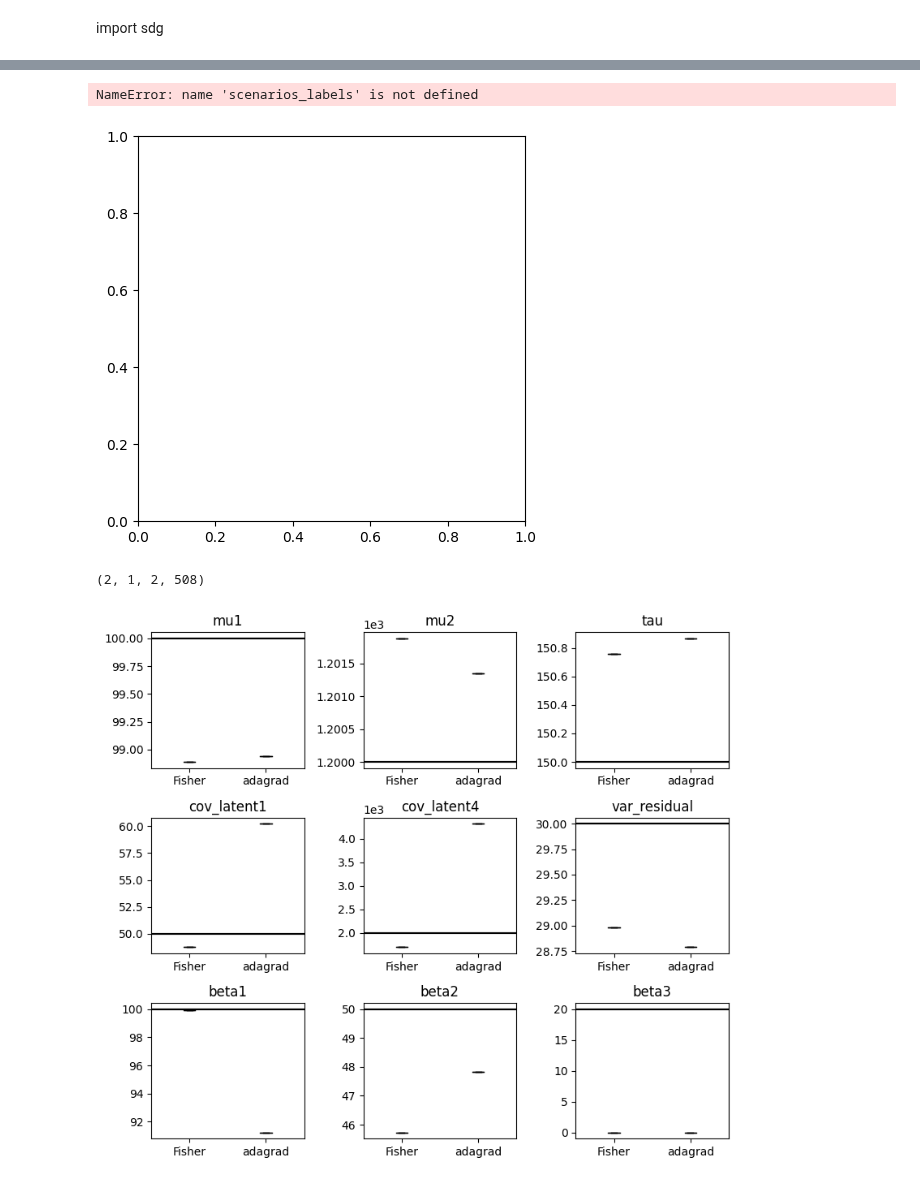
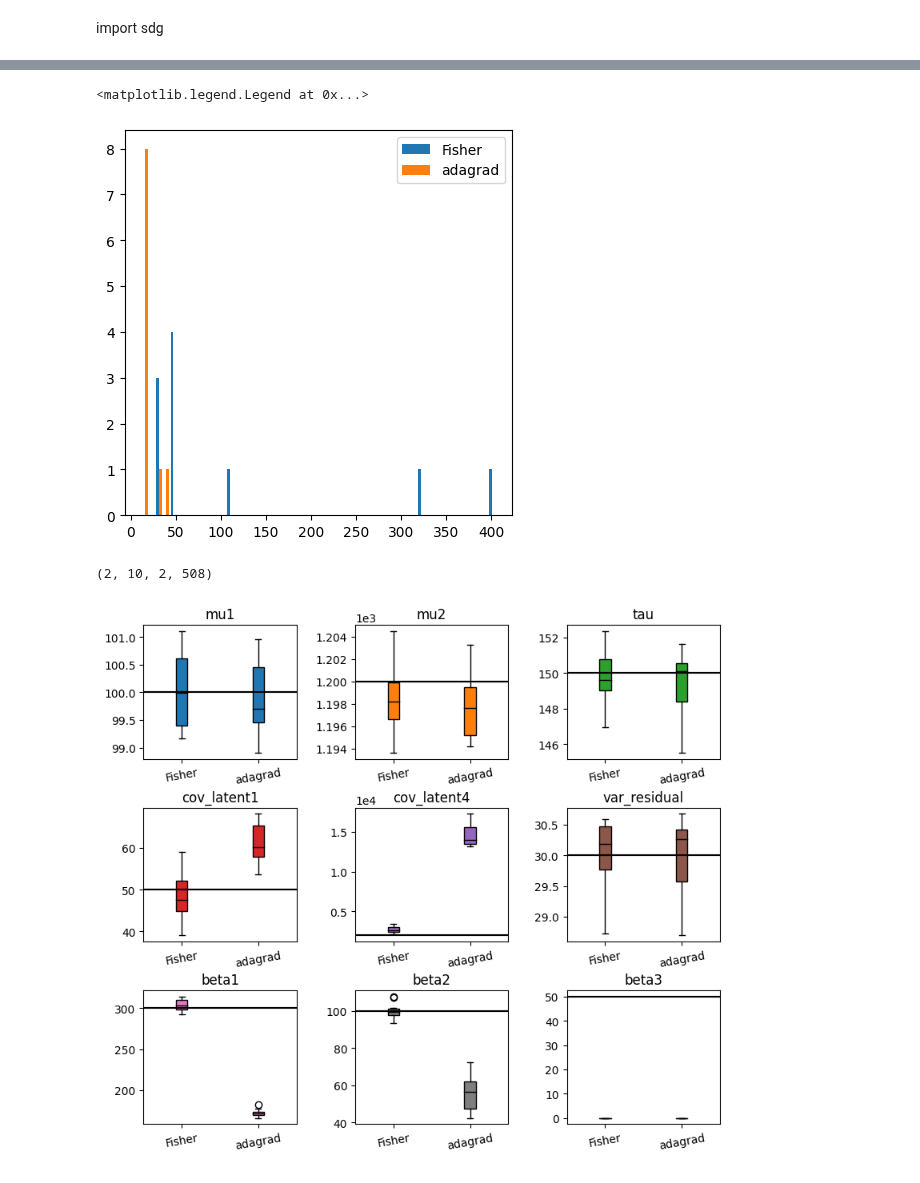
Before and after one commit to caillebotteAntoine/sdg4varselect, a Jupyter notebook: results/simulation_study/precond_test/preconditionner_study.ipynb, the cells around one changed output, grey strips where cells are left out. Drawn from its saved outputs; the diff is of its cells as text; code cells hidden in the pictures.

```diff
--- a/results/simulation_study/precond_test/preconditionner_study.ipynb
+++ b/results/simulation_study/precond_test/preconditionner_study.ipynb
@@ -109,6 +109,8 @@ p_star = myModel.new_params(
     cov_latent=jnp.diag(jnp.array([50, 2000])),
     tau=150,
     var_residual=30,
-    beta=jnp.concatenate([jnp.array([100, 50, 20]), jnp.zeros(shape=(myModel.P - 3,))]),
+    beta=jnp.concatenate(
+        [jnp.array([300, 100, 50]), jnp.zeros(shape=(myModel.P - 3,))]
+    ),
 )
 # %% [output]
@@ -120,9 +121,10 @@ from sdg4varselect.outputs import TestResults
 
 m = HDLogisticMixedEffectsModel
 config = [
-    {"name": "Fisher", "seed_name": "S(1, 1)"},
+    {"name": "Fisher", "seed_name": "S(1, 10)"},
     {"name": "adagrad", "seed_name": "S(1, 10)"},
-    {"name": "fisheradagrad", "seed_name": "S(1, 2)"},
+    # {"name": "adagrad", "seed_name": "S(1, 2)"},
+    # {"name": "fisheradagrad", "seed_name": "S(1, 2)"},
 ]
 
 results = TestResults(
@@ -156,26 +157,28 @@ ax = sdgplt.get_ax(5, 5)
 h = ax.hist(dt, label=scenarios_labels, bins=50)
 ax.legend()
 # %% [output]
-NameError: name 'scenarios_labels' is not defined
+<matplotlib.legend.Legend at 0x...>
-[figure, old version]
+[figure, new version]
 # %%
 results.last_theta.shape
 # %% [output]
-(2, 1, 2, 508)
+(2, 10, 2, 508)
 # %%
 id_to_plot = jnp.array([1, 2, 3, 4, 7, 8, 9, 10, 11]) - 1
 scenarios_labels = [x[7:] for x in results.get_scenarios_labels("name")]
 
 x = results.last_theta[:, :, -1, id_to_plot]
 fig = sdgplt.boxplot_estimation(
     x=x.T,
     hline=myModel.hstack_params(p_star)[id_to_plot],
     xlabels=scenarios_labels,
     title=myModel.params_names[id_to_plot],
     nrows=3,
     ncols=3,
     fig=sdgplt.figure(height=7, width=8),
 )
 fig.tight_layout()
+for ax in fig.axes:
+    ax.tick_params(axis="x", labelrotation=10)
 # %% [output]
-[figure, old version]
+[figure, new version]
```
Also changed, not shown: parts of 6 cells of this notebook, 5 other files.
